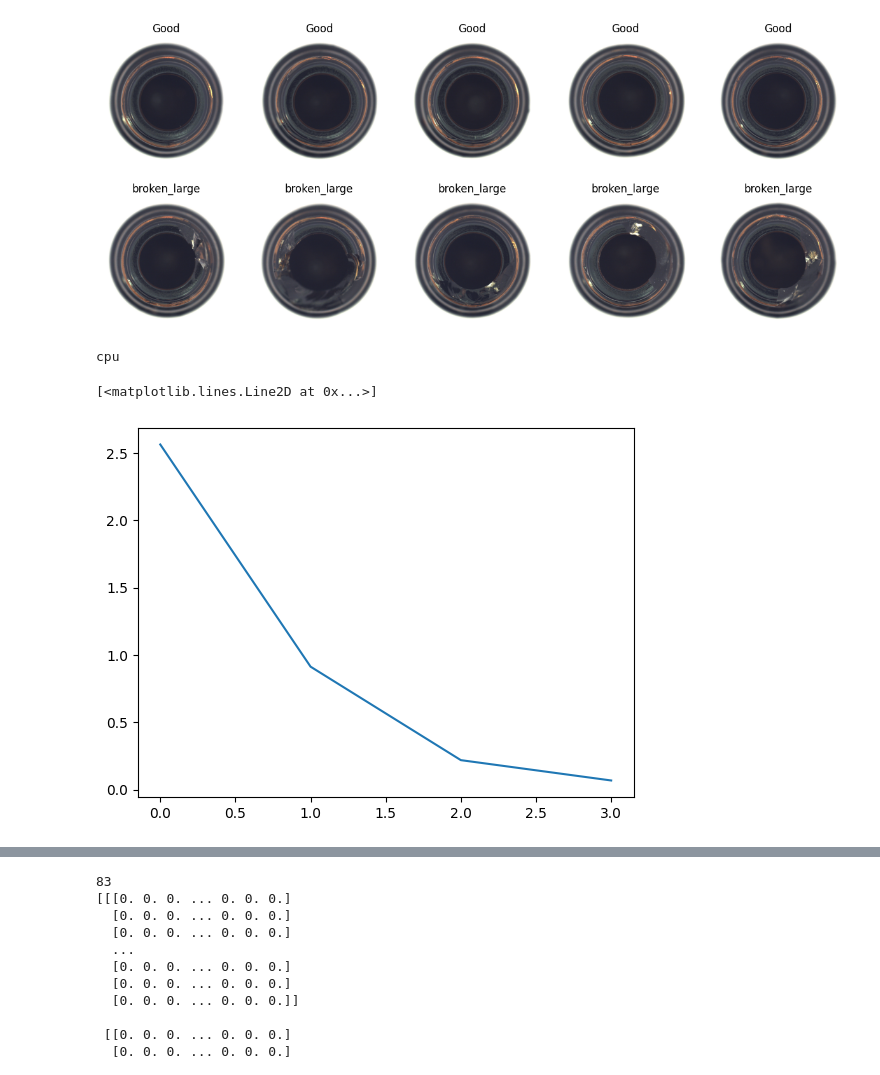
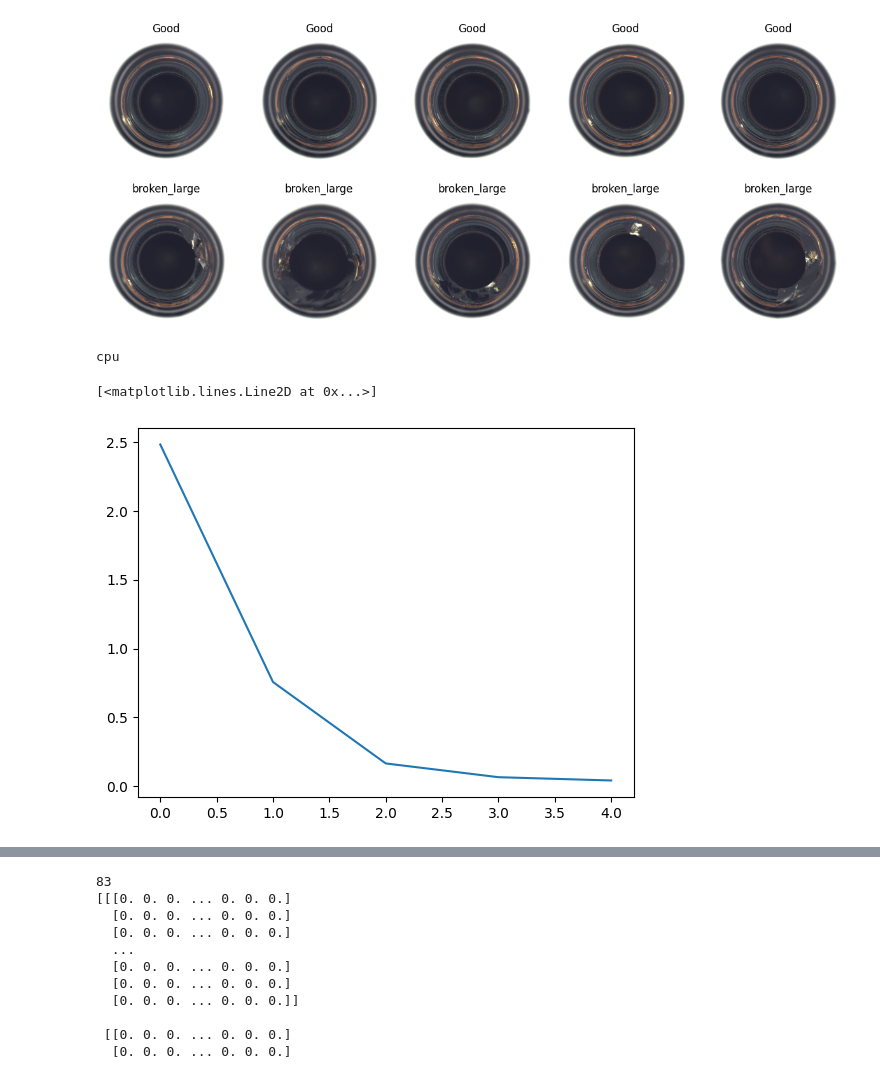
Before and after one commit to xZenshin/Anomaly-Detection, a Jupyter notebook: Anomaly_Detector_3000.ipynb, the cells around one changed output, grey strips where cells are left out. Cells and saved outputs as stored; diff of their text form; code cells hidden in the pictures.

```diff
--- a/Anomaly_Detector_3000.ipynb
+++ b/Anomaly_Detector_3000.ipynb
@@ -184,17 +184,17 @@ def train_autoencoder(model, train_loader, num_epochs, learning_rate=1e4, device
 # %%
 
 device = torch.device("cuda" if torch.cuda.is_available() else "cpu")
 print(device)
 LR = 0.01
 ae = AutoEncoder().to(device)
 optimizer = optim.Adam(ae.parameters(), lr=LR)
 
-losses = train_autoencoder(ae, train_loader, num_epochs=4, learning_rate=LR, device=device)
+losses = train_autoencoder(ae, train_loader, num_epochs=5, learning_rate=LR, device=device)
 plt.plot(losses)
 # %% [output]
 cpu
 [<matplotlib.lines.Line2D at 0x...>]
-[figure, old version]
+[figure, new version]
 # %%
 def get_anomaly_value(model, test_loader, device='cuda'):
     model.eval()
```
Also changed, not shown: parts of 4 cells of this notebook.
